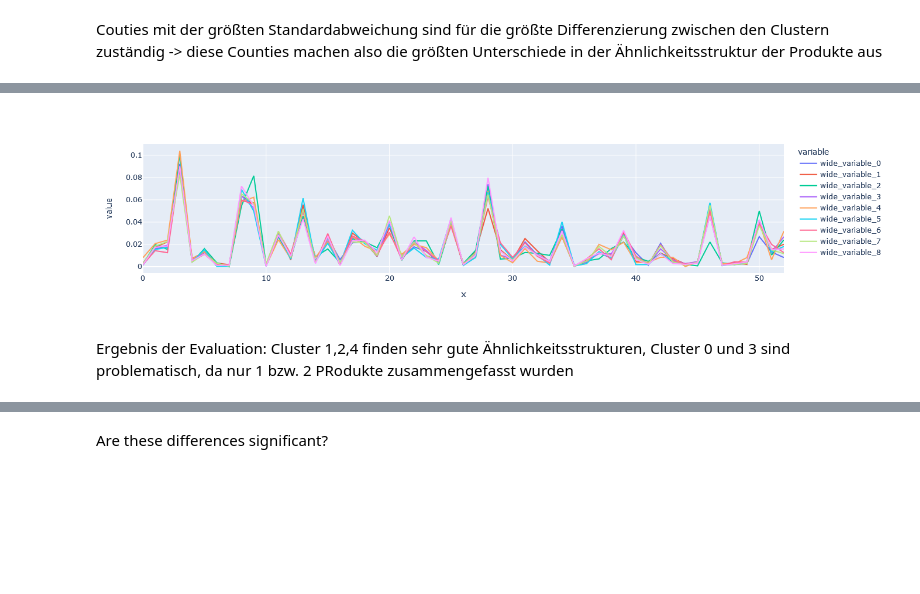
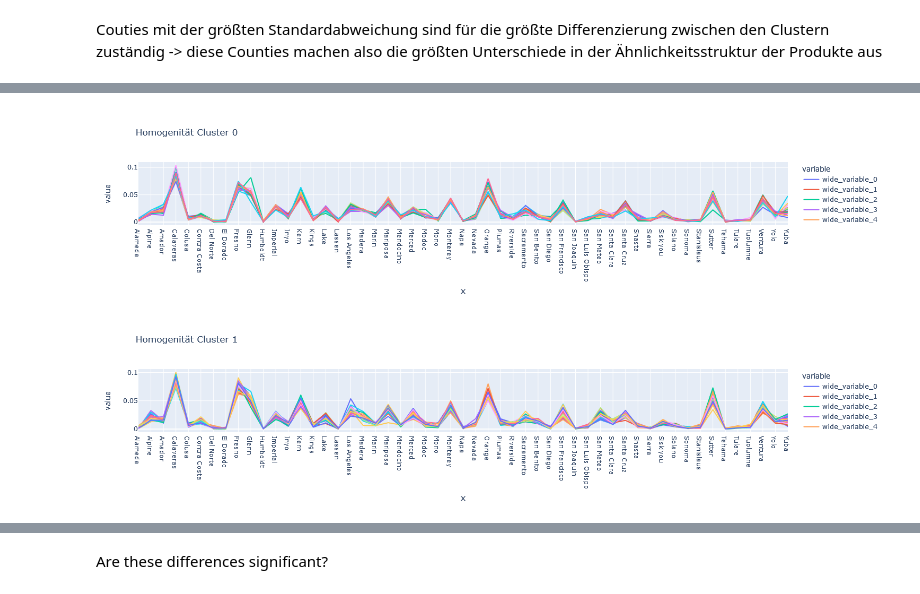
Before and after one commit to lenaas/lebensmittelhandel, a Jupyter notebook: Fragen1-5.ipynb, the cells around one changed output, grey strips where cells are left out. Drawn from its saved outputs; the diff is of its cells as text; code cells hidden in the pictures; blank space fills up the shorter version.

```diff
--- a/Fragen1-5.ipynb
+++ b/Fragen1-5.ipynb
@@ -589,9 +566,16 @@ fig.show()
-# %%
-x1 = df_cluster[df_cluster['5-Cluster Lösung']==4].loc[:,:'Yuba_r']
-y = [x1.iloc[row] for row in range(len(x1))]
-fig = px.line(x=np.arange(x1.shape[1]), y=y)
-fig.show()
-# %% [output]
-[figure, removed]
-# %% [markdown]
-Ergebnis der Evaluation: Cluster 1,2,4 finden sehr gute Ähnlichkeitsstrukturen, Cluster 0 und 3 sind problematisch, da nur 1 bzw. 2 PRodukte zusammengefasst wurden
+# %%
+x1 = df_cluster[df_cluster['3-Cluster Lösung']==0].loc[:,:'Yuba_r']
+y = [x1.iloc[row] for row in range(len(x1))]
+fig = px.line(x=x.columns,y=y,
+             title = 'Homogenität Cluster 0')
+fig.show()
+# %% [output]
+[figure, added]
+# %%
+x1 = df_cluster[df_cluster['3-Cluster Lösung']==1].loc[:,:'Yuba_r']
+y = [x1.iloc[row] for row in range(len(x1))]
+fig = px.line(x=x.columns,y=y,
+             title = 'Homogenität Cluster 1')
+fig.show()
+# %% [output]
+[figure, added]
```
Also changed, not shown: parts of 21 cells of this notebook.
